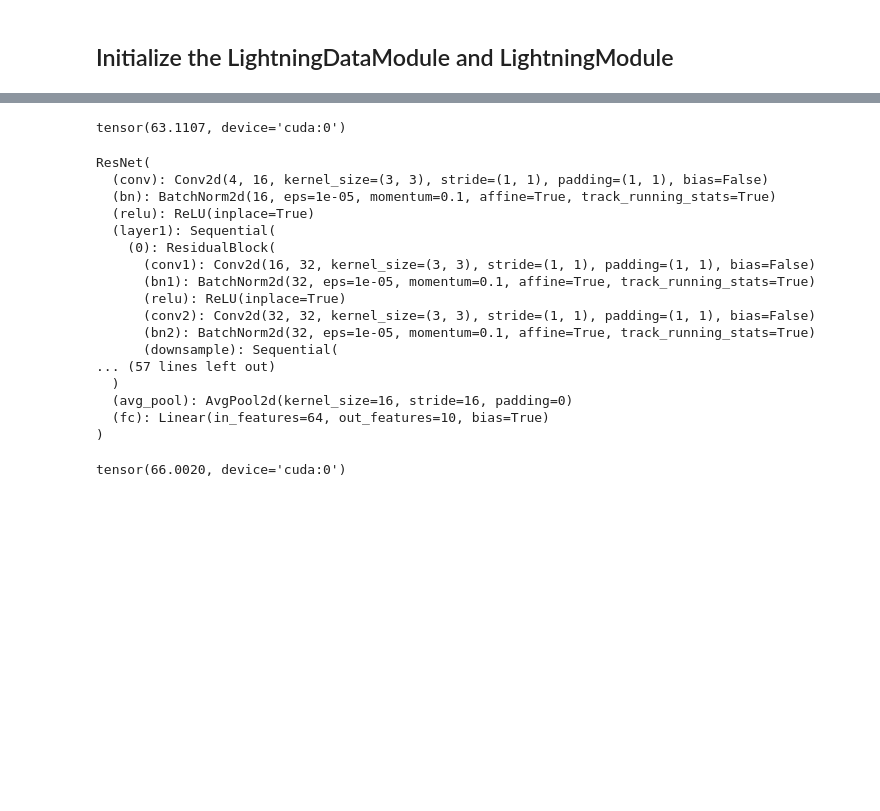
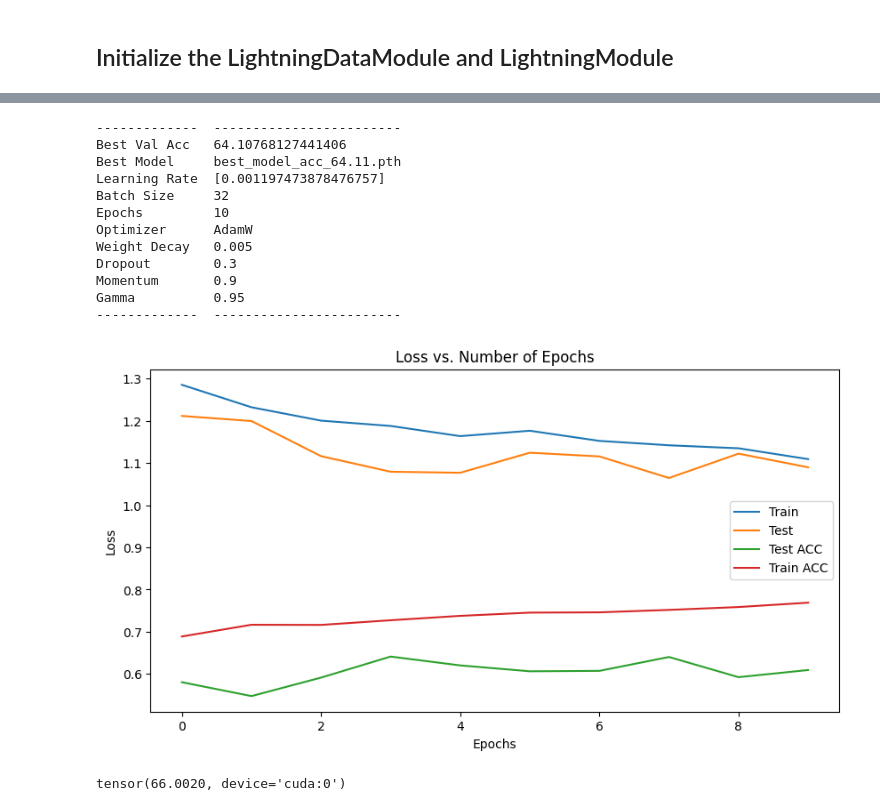
Before and after one commit to Tobivanceobi/EuroSat_Dataset_LUC, a Jupyter notebook: ResNet_Model.ipynb, the cells around one changed output, grey strips where cells are left out. Saved outputs shown, nothing was run; the diff lists cells and outputs as text; code cells hidden in the pictures; blank space fills up the shorter version.

```diff
--- a/ResNet_Model.ipynb
+++ b/ResNet_Model.ipynb
@@ -569,13 +569,13 @@ USE_CUDA = torch.cuda.is_available()
 
 BATCH_SIZE = 32 # Number of images that are used for calculating gradients at each step
 
-NUM_EPOCHS = 20 # Number of times we will go through all the training images. Do not go over 25
+NUM_EPOCHS = 10 # Number of times we will go through all the training images. Do not go over 25
 
-LEARNING_RATE = 0.0001 # Controls the step size
+LEARNING_RATE = 0.001 # Controls the step size
 MOMENTUM = 0.9 # Momentum for the gradient descent
-WEIGHT_DECAY = 0.0005
-DROPOUT_P = 0.2
-GAMMA = 0.9
+WEIGHT_DECAY = 0.005
+DROPOUT_P = 0.25
+GAMMA = 0.95
 
 train_loader = EuroSatDataLoader(ds_train, batch_size=BATCH_SIZE, shuffle=True, tf=data_transforms_l2c, augment=augmentation, mixup=True)
 test_loader = EuroSatDataLoader(ds_val, batch_size=BATCH_SIZE, shuffle=False, tf=data_transforms_l2a, augment=None, mixup=False)
@@ -604,3 +604,7 @@ ResNet(
   (avg_pool): AvgPool2d(kernel_size=16, stride=16, padding=0)
   (fc): Linear(in_features=64, out_features=10, bias=True)
 )
+# %%
+model = ResNet(ResidualBlock, [1, 1, 1], DROPOUT_P, in_channels=len(ds_train[0][0]), num_classes=NUM_CLASSES)
+model.load_state_dict(torch.load("checkpoints/resnet_scratch/best_model_acc_64.11.pth"))
+model.cuda()
@@ -719,28 +747,46 @@ Running epoch 3 of 20...
 KeyboardInterrupt:
-# %%
-model = ResNet(ResidualBlock, [2, 2, 2, 2, 2], DROPOUT_P, in_channels=len(ds_train[0][0]), num_classes=NUM_CLASSES)
-model.load_state_dict(torch.load("checkpoints/resnet_scratch/best_model_acc_66.00.pth"))
-print(best_val_accuracy)
-model.to("cuda")
-# %% [output]
-tensor(63.1107, device='cuda:0')
-ResNet(
-  (conv): Conv2d(4, 16, kernel_size=(3, 3), stride=(1, 1), padding=(1, 1), bias=False)
-  (bn): BatchNorm2d(16, eps=1e-05, momentum=0.1, affine=True, track_running_stats=True)
-  (relu): ReLU(inplace=True)
-  (layer1): Sequential(
-    (0): ResidualBlock(
-      (conv1): Conv2d(16, 32, kernel_size=(3, 3), stride=(1, 1), padding=(1, 1), bias=False)
-      (bn1): BatchNorm2d(32, eps=1e-05, momentum=0.1, affine=True, track_running_stats=True)
-      (relu): ReLU(inplace=True)
-      (conv2): Conv2d(32, 32, kernel_size=(3, 3), stride=(1, 1), padding=(1, 1), bias=False)
-      (bn2): BatchNorm2d(32, eps=1e-05, momentum=0.1, affine=True, track_running_stats=True)
-      (downsample): Sequential(
-... (57 lines left out)
-  )
-  (avg_pool): AvgPool2d(kernel_size=16, stride=16, padding=0)
-  (fc): Linear(in_features=64, out_features=10, bias=True)
-)
+# %%
+plt.figure(figsize=(10, 5))
+plt.title("Loss vs. Number of Epochs")
+plt.plot(range(0, epoch), train_loss, label="Train")
+plt.plot(range(0, epoch), test_loss, label="Test")
+plt.plot(range(0, epoch), [a.item()/100 for a in test_accuracy], label="Test ACC")
+plt.plot(range(0, epoch), [a.item()/100 for a in train_accuracy], label="Train ACC")
+plt.xlabel("Epochs")
+plt.ylabel("Loss")
+plt.legend()
+plt.savefig("loss.png")
+
+curr_lr = scheduler.get_last_lr()
+summary = tabulate(
+    [
+        ["Best Val Acc", best_val_accuracy],
+        ["Best Model", f"best_model_acc_{best_val_accuracy:.2f}.pth"],
+        ["Learning Rate", curr_lr],
+        ["Batch Size", BATCH_SIZE],
+        ["Epochs", NUM_EPOCHS],
+        ["Optimizer", "AdamW"],
+        ["Weight Decay", WEIGHT_DECAY],
+        ["Dropout", DROPOUT_P],
+        ["Momentum", MOMENTUM],
+        ["Gamma", GAMMA]
+    ]
+)
+print(summary)
+# %% [output]
+-------------  ------------------------
+Best Val Acc   64.10768127441406
+Best Model     best_model_acc_64.11.pth
+Learning Rate  [0.001197473878476757]
+Batch Size     32
+Epochs         10
+Optimizer      AdamW
+Weight Decay   0.005
+Dropout        0.3
+Momentum       0.9
+Gamma          0.95
+-------------  ------------------------
+[figure, added]
 # %%
 print(best_val_accuracy)
 
```
Also changed, not shown: parts of 11 cells of this notebook, 2 other files.
